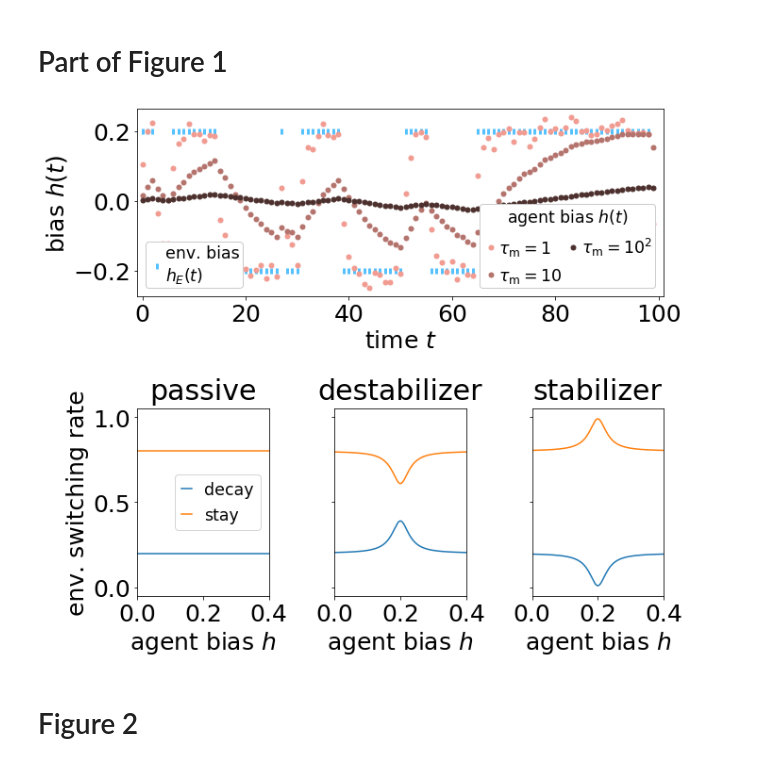
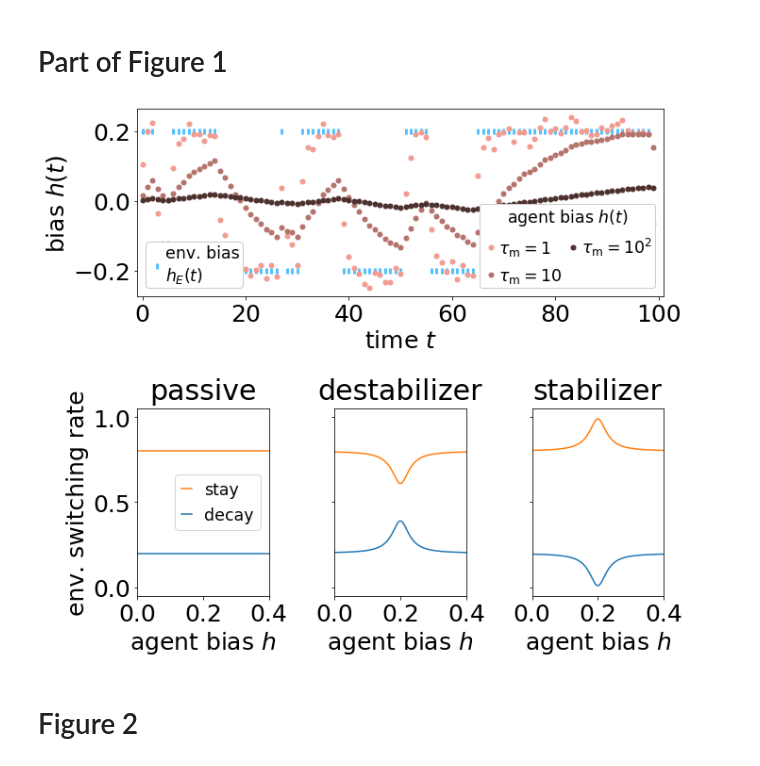
Before and after one commit to eltrompetero/adaptation, a Jupyter notebook: plotting.ipynb, the cells around one changed output. Cells and saved outputs as stored; diff of their text form; code cells hidden in the pictures.

```diff
--- a/plotting.ipynb
+++ b/plotting.ipynb
@@ -104,42 +104,43 @@ weight = .95
 
 
 # passive
-ax[0].plot(h, zeros_like(h)+1/tau)
-ax[0].plot(h, ones_like(h)-1/tau)
+hand = []
+hand.append(ax[0].plot(h, zeros_like(h)+1/tau)[0])
+hand.append(ax[0].plot(h, ones_like(h)-1/tau)[0])
 ax[0].set(xlabel=r'agent bias $h$', ylabel=r'env. switching rate')
 ax[0].set_title('passive', pad=10)
-ax[0].legend(('decay', 'stay'),
+ax[0].legend(hand[::-1], ('stay', 'decay'),
              fontsize='x-small', handlelength=.6)
 
 # destabilizer
 stay = binary_env_stay_rate(h-h0, tau, vd, -weight)
 decay = 1 - stay
 
 ax[1].plot(h, decay)
 ax[1].plot(h, stay)
 ax[1].set(xlabel=r'agent bias $h$')
 ax[1].set_title('destabilizer', pad=10)
 
 # stabilizer
 stay = binary_env_stay_rate(h-h0, tau, vs, weight)
 decay = 1 - stay
 
 ax[2].plot(h, decay)
 ax[2].plot(h, stay)
 ax[2].set_title('stabilizer', pad=10)
 
 
 for a in ax:
     a.set(xlabel=r'agent bias $h$', xlim=(0,.4),
           xticks=(0,.2,.4),
           ylim=(-.05,1.05))
 for a in ax[1:]:
     a.set(yticklabels=[])
 
 
 fig.subplots_adjust(wspace=.5, hspace=.6)
 # %% [output]
-[figure, old version]
+[figure, new version]
 # %%
 fig.savefig(f'{imgdr}/example_and_rates.pdf', bbox_inches='tight')
 # %% [markdown]
```
Also changed, not shown: parts of 5 cells of this notebook, 2 other files.
